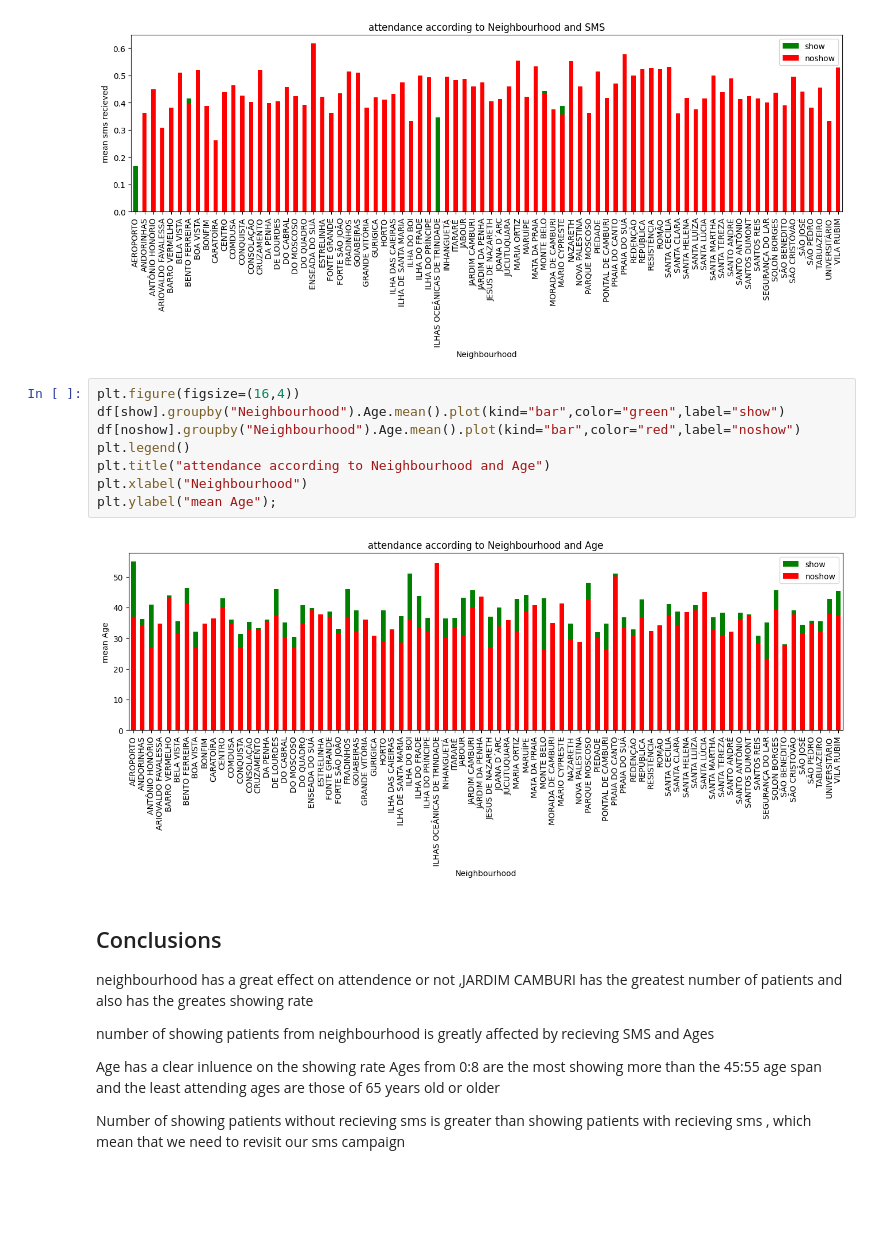
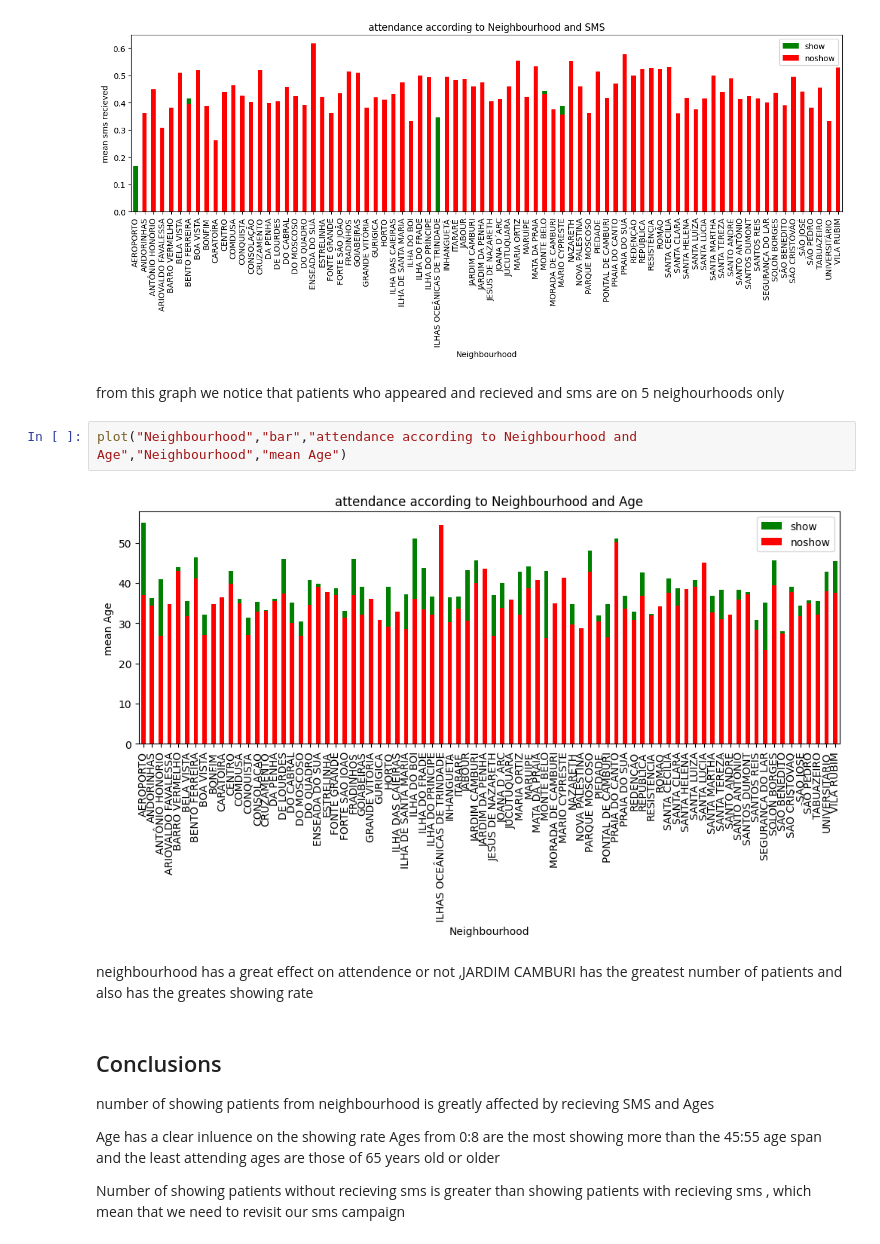
Before and after one commit to Ahmed-ali-abd-elsalam/no-show-appointments, a Jupyter notebook: Investigate_a_Dataset.ipynb, the cells around one changed output. Drawn from its saved outputs; the diff is of its cells as text; blank space fills up the shorter version.

```diff
--- a/Investigate_a_Dataset.ipynb
+++ b/Investigate_a_Dataset.ipynb
@@ -320,21 +332,17 @@ plt.xlabel("Neighbourhood")
 plt.ylabel("mean sms recieved");
 # %% [output]
 [figure]
-# %%
-plt.figure(figsize=(16,4))
-df[show].groupby("Neighbourhood").Age.mean().plot(kind="bar",color="green",label="show")
-df[noshow].groupby("Neighbourhood").Age.mean().plot(kind="bar",color="red",label="noshow")
-plt.legend()
-plt.title("attendance according to Neighbourhood and Age")
-plt.xlabel("Neighbourhood")
-plt.ylabel("mean Age");
-# %% [output]
-[figure, removed]
+# %% [markdown]
+from this graph we notice that patients who appeared and recieved and sms are on 5 neighourhoods only
+# %%
+plot("Neighbourhood","bar","attendance according to Neighbourhood and Age","Neighbourhood","mean Age")
+# %% [output]
+[figure, added]
+# %% [markdown]
+neighbourhood has a great effect on attendence or not ,JARDIM CAMBURI has the greatest number of patients and also has the greates showing rate
 # %% [markdown]
 <a id='conclusions'></a>
 ## Conclusions
-
-neighbourhood has a great effect on attendence or not ,JARDIM CAMBURI has the greatest number of patients and also has the greates showing rate
 
 number of showing patients from neighbourhood is greatly affected by recieving SMS and Ages
 
```
Also changed, not shown: parts of 7 cells of this notebook, 1 other file.
